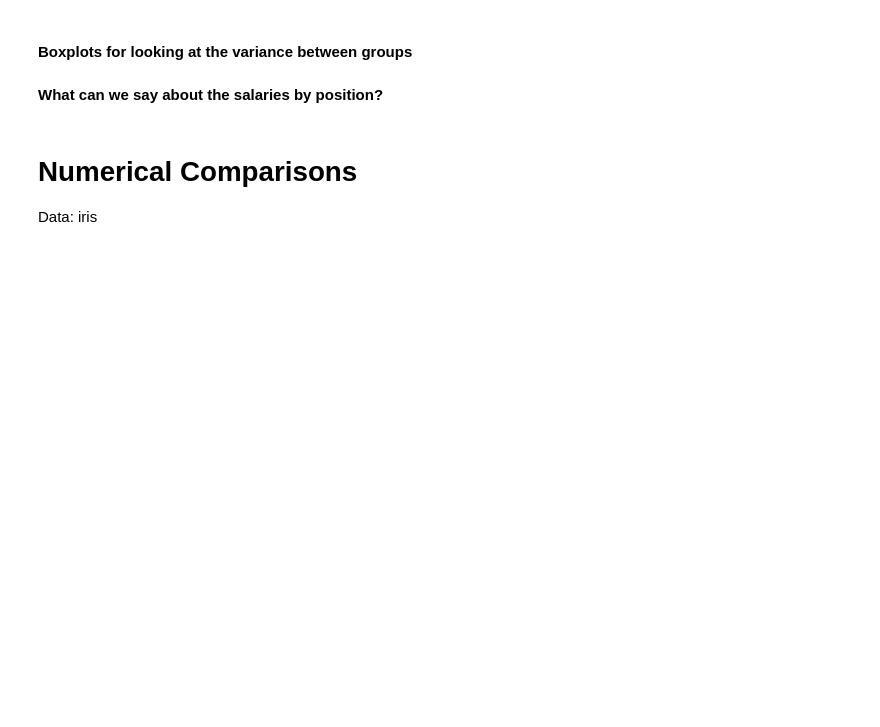
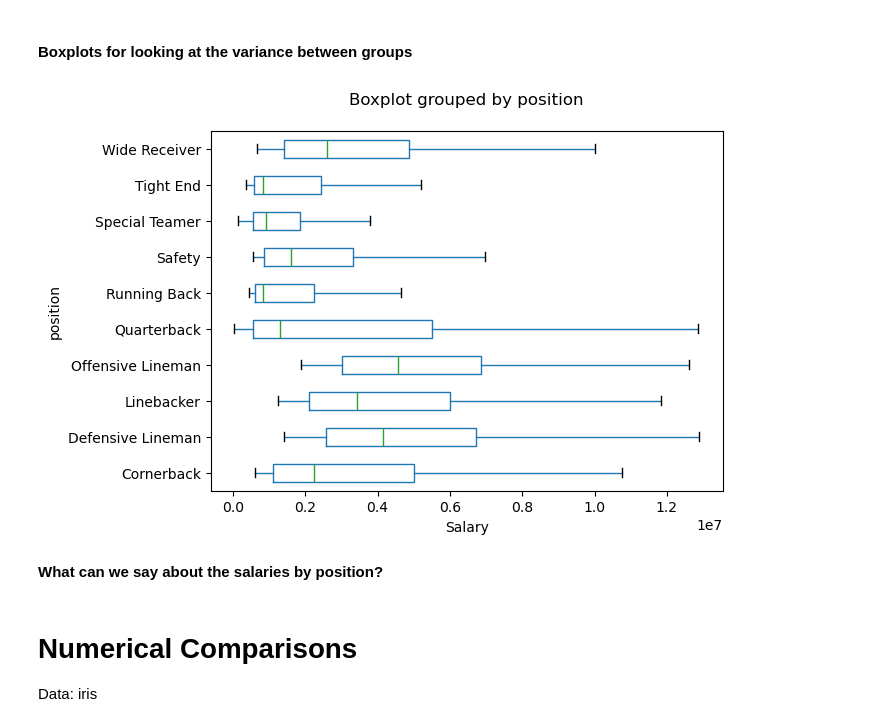
Before and after one commit to msaricaumbc/DS602_Spring2025, a Jupyter notebook: week02 - eda/eda.ipynb, the cells around one changed output. Drawn from its saved outputs; the diff is of its cells as text; code cells hidden in the pictures; blank space fills up the shorter version.

```diff
--- a/week02 - eda/eda.ipynb
+++ b/week02 - eda/eda.ipynb
@@ -185,9 +292,12 @@ plt.show()
 # %%
 # nflLong.boxplot(column='salary', by='position', vert=False, showfliers=True)
 nflLong.boxplot(column='salary', by='position', vert=False, showfliers=False)
+plt.grid(False)
 plt.title('')
 plt.xlabel('Salary')
 plt.show()
+# %% [output]
+[figure, added]
 # %% [markdown]
 __What can we say about the salaries by position?__
 # %% [markdown]
```
Also changed, not shown: parts of 52 cells of this notebook.
